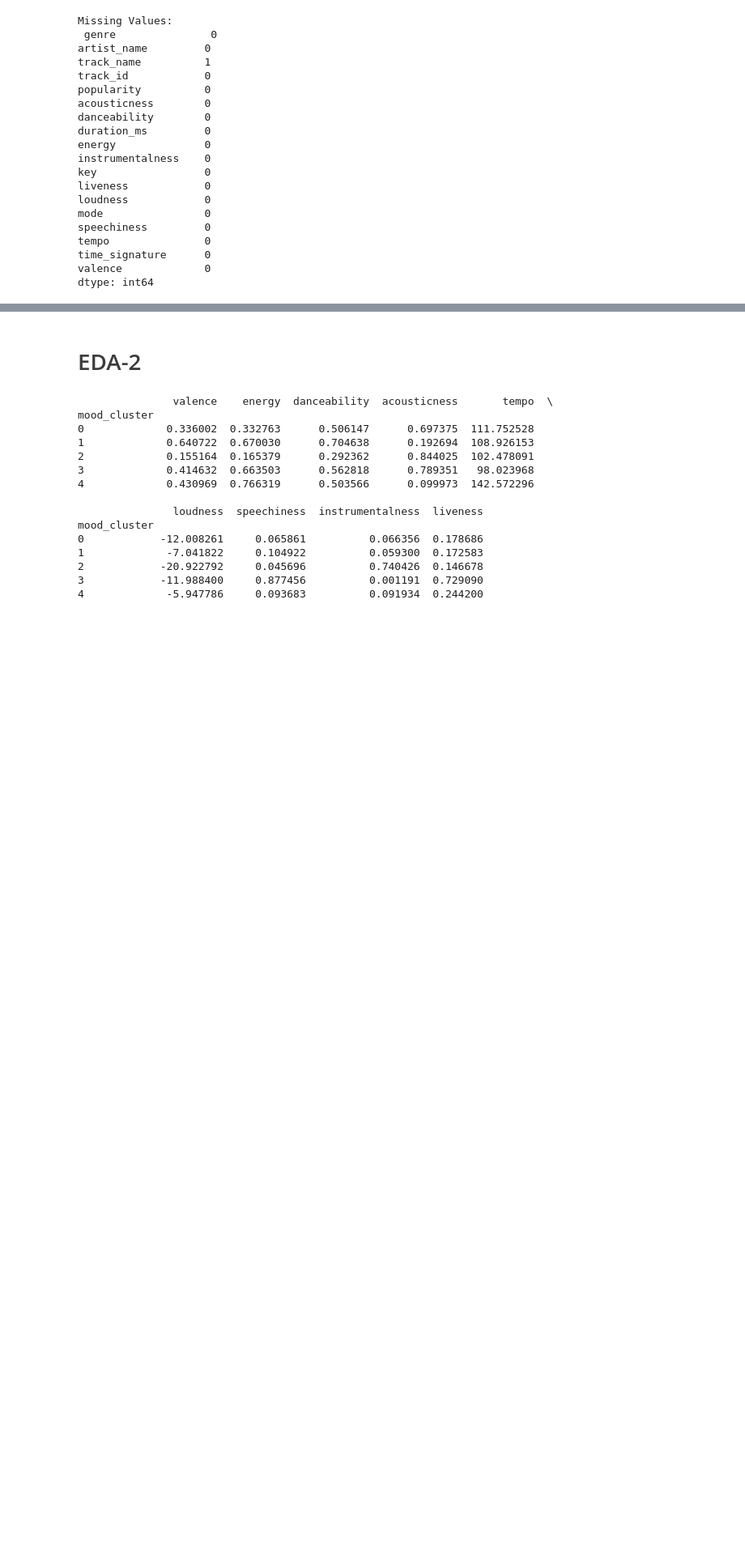
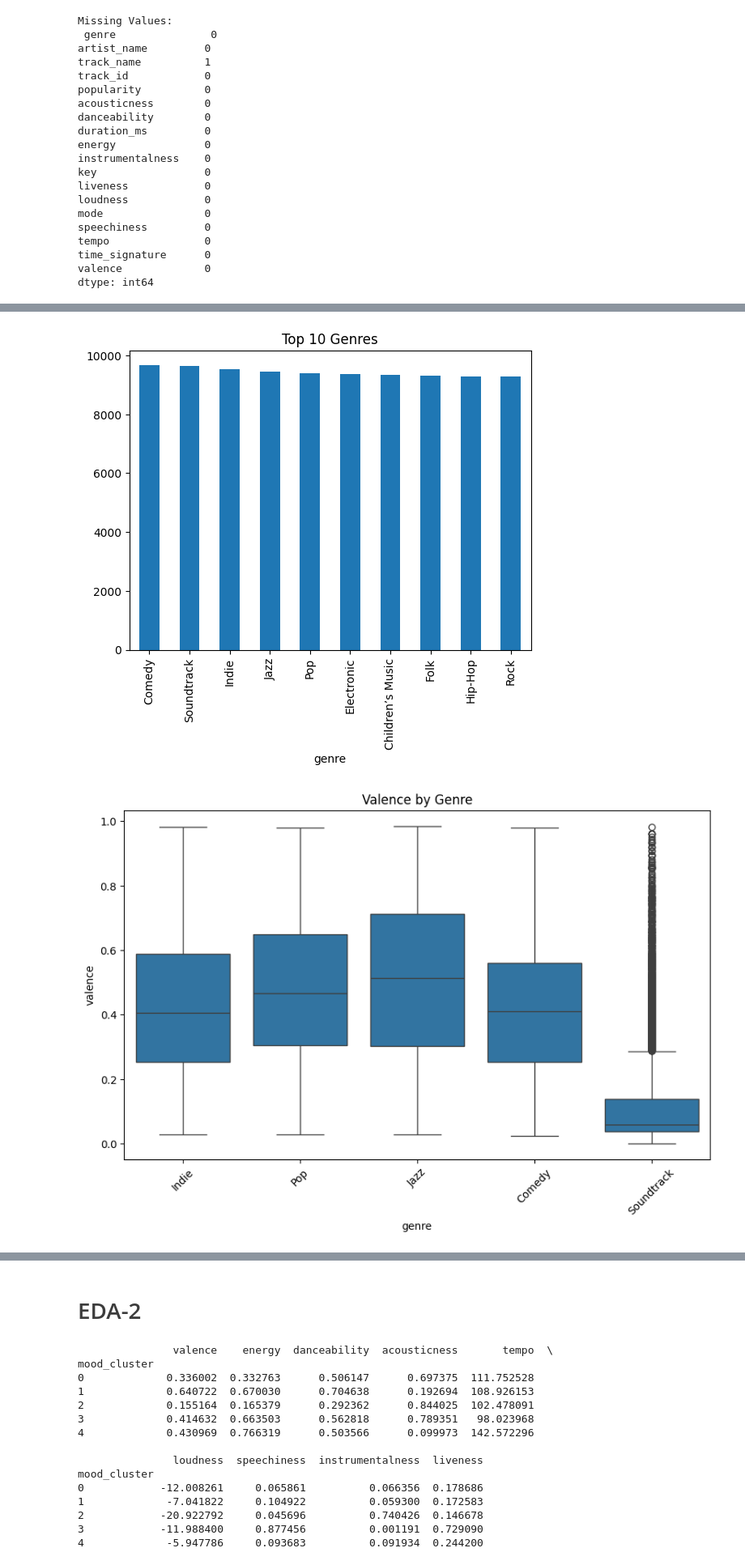
Before and after one commit to cayetana-h/Moodify, a Jupyter notebook: project.ipynb, the cells around one changed output, grey strips where cells are left out. Shown: that part at 81% size. Drawn from its saved outputs; the diff is of its cells as text; code cells hidden in the pictures; blank space fills up the shorter version.

```diff
--- a/project.ipynb
+++ b/project.ipynb
@@ -69,0 +131,17 @@ memory usage: 32.0+ MB
+# %%
+df['genre'].value_counts().head(10).plot(kind='bar')
+plt.title('Top 10 Genres')
+plt.show()
+
+# Boxplots of valence by genre
+top_genres = df['genre'].value_counts().head(5).index
+subset = df[df['genre'].isin(top_genres)]
+
+plt.figure(figsize=(10, 6))
+sns.boxplot(x='genre', y='valence', data=subset)
+plt.title('Valence by Genre')
+plt.xticks(rotation=45)
+plt.show()
+# %% [output]
+[figure, added]
+[figure, added]
```
Also changed, not shown: parts of 8 cells of this notebook.
